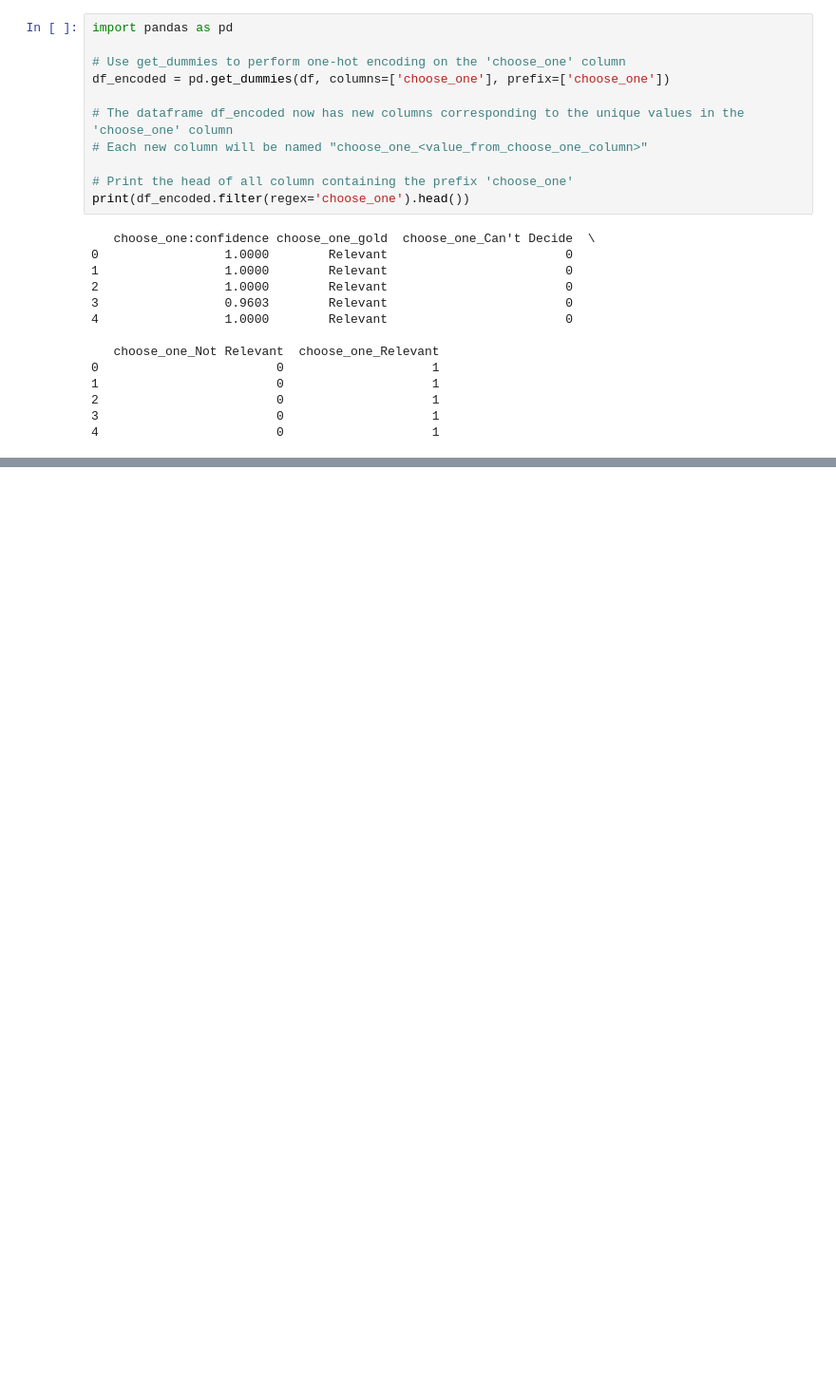
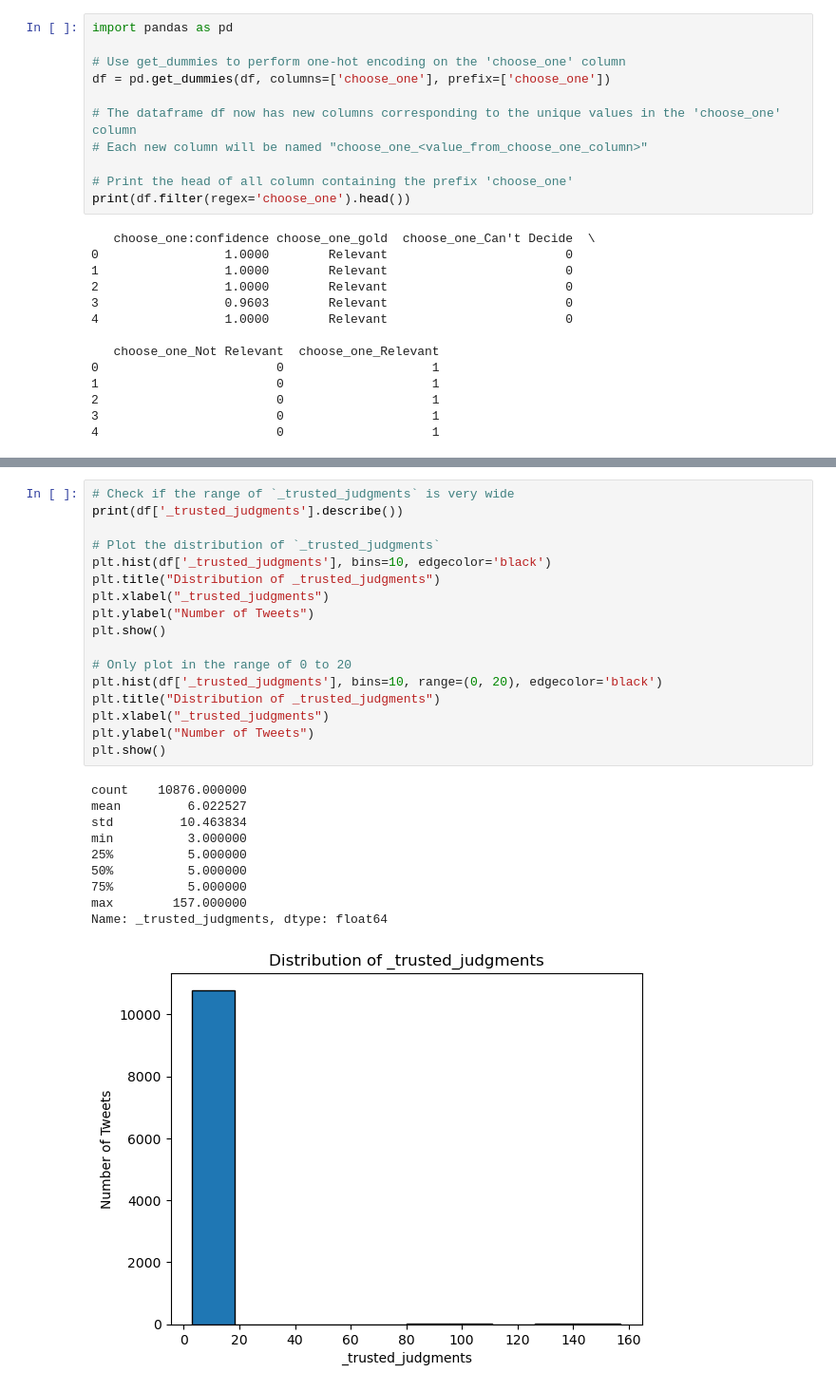
Before and after one commit to magnusrodseth/disaster-tweets, a Jupyter notebook: assignment-1.ipynb, the cells around one changed output, grey strips where cells are left out. Shown at 95% size. Cells and saved outputs as stored; diff of their text form; blank space fills up the shorter version.

```diff
--- a/assignment-1.ipynb
+++ b/assignment-1.ipynb
@@ -342,13 +342,13 @@ print(potential_categorical_columns)
 import pandas as pd
 
 # Use get_dummies to perform one-hot encoding on the 'choose_one' column
-df_encoded = pd.get_dummies(df, columns=['choose_one'], prefix=['choose_one'])
+df = pd.get_dummies(df, columns=['choose_one'], prefix=['choose_one'])
 
-# The dataframe df_encoded now has new columns corresponding to the unique values in the 'choose_one' column
+# The dataframe df now has new columns corresponding to the unique values in the 'choose_one' column
 # Each new column will be named "choose_one_<value_from_choose_one_column>"
 
 # Print the head of all column containing the prefix 'choose_one'
-print(df_encoded.filter(regex='choose_one').head())
+print(df.filter(regex='choose_one').head())
 # %% [output]
    choose_one:confidence choose_one_gold  choose_one_Can't Decide  \
 0                 1.0000        Relevant                        0
@@ -365,0 +370,28 @@ print(df_encoded.filter(regex='choose_one').head())
+# %%
+# Check if the range of `_trusted_judgments` is very wide
+print(df['_trusted_judgments'].describe())
+
+# Plot the distribution of `_trusted_judgments`
+plt.hist(df['_trusted_judgments'], bins=10, edgecolor='black')
+plt.title("Distribution of _trusted_judgments")
+plt.xlabel("_trusted_judgments")
+plt.ylabel("Number of Tweets")
+plt.show()
+
+# Only plot in the range of 0 to 20
+plt.hist(df['_trusted_judgments'], bins=10, range=(0, 20), edgecolor='black')
+plt.title("Distribution of _trusted_judgments")
+plt.xlabel("_trusted_judgments")
+plt.ylabel("Number of Tweets")
+plt.show()
+# %% [output]
+count    10876.000000
+mean         6.022527
+std         10.463834
+min          3.000000
+25%          5.000000
+50%          5.000000
+75%          5.000000
+max        157.000000
+Name: _trusted_judgments, dtype: float64
+[figure, added]
```
Also changed, not shown: parts of 10 cells of this notebook.
